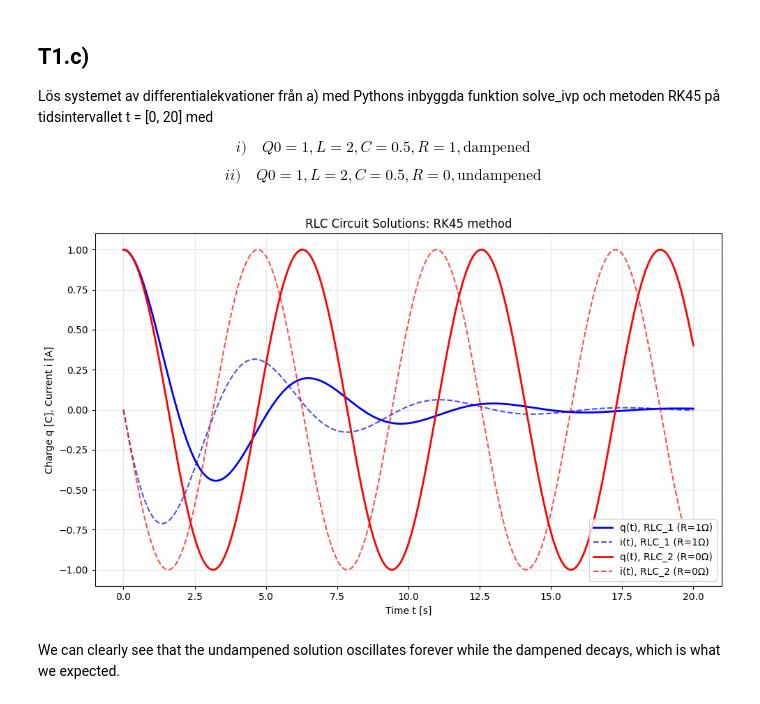
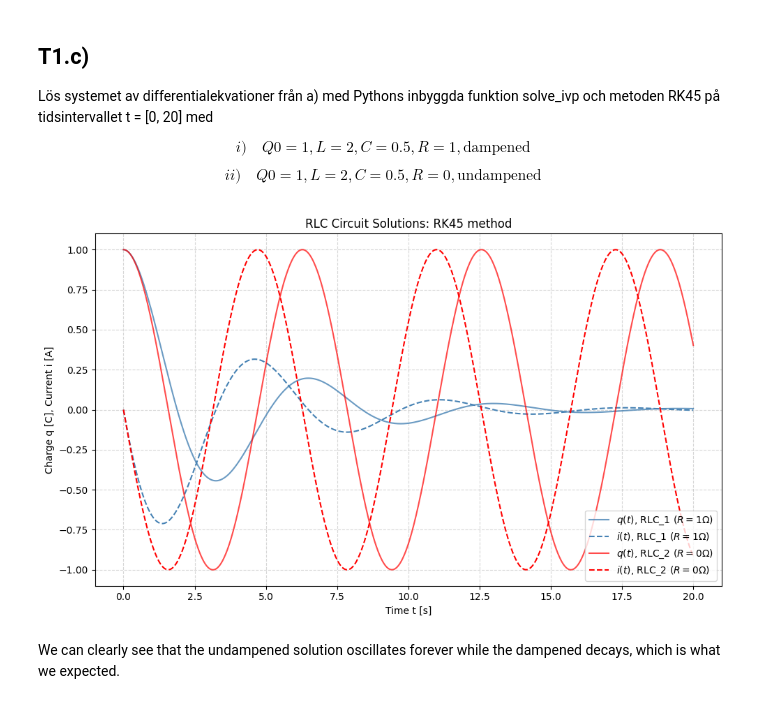
Before and after one commit to ericend/Numerical-Methods, a Jupyter notebook: LAB2/lab2.ipynb, the cells around one changed output. Drawn from its saved outputs; the diff is of its cells as text; code cells hidden in the pictures.

```diff
--- a/LAB2/lab2.ipynb
+++ b/LAB2/lab2.ipynb
@@ -245,18 +244,18 @@ for i, (h, result) in enumerate(zip(h_values, convergence_results)):
     axes[i, 0].plot(
         result.t, result.y_exact, color="green", linestyle="dashed", label="Analytical"
     )
-    axes[i, 0].set_title(f"Solution (h={h})")
-    axes[i, 0].set_xlabel("t")
-    axes[i, 0].set_ylabel("y")
-    axes[i, 0].grid(True, alpha=0.25)
+    axes[i, 0].set_title(r"Solution $(h={h})$")
+    axes[i, 0].set_xlabel(r"$t$")
+    axes[i, 0].set_ylabel(r"$y$")
+    axes[i, 0].grid(True, alpha=0.25, linestyle="dashed")
     axes[i, 0].legend()
 
     # Error plots
     axes[i, 1].plot(result.t, result.e_i, color="red", label="Error")
-    axes[i, 1].set_title(f"Pointwise Error (h={h})")
-    axes[i, 1].set_xlabel("t")
-    axes[i, 1].set_ylabel("|e|")
-    axes[i, 1].grid(True, alpha=0.25)
+    axes[i, 1].set_title(r"Pointwise Error $(h={h})$")
+    axes[i, 1].set_xlabel(r"$t$")
+    axes[i, 1].set_ylabel(r"$|e|$")
+    axes[i, 1].grid(True, alpha=0.25, linestyle="dashed")
     axes[i, 1].legend()
 
 plt.tight_layout()
@@ -406,39 +406,65 @@ sol1 = solve_ivp(
     t_span,
     [RLC_1.Q_0, 0],
     args=(RLC_1.R, RLC_1.L, RLC_1.C),
     method=METHOD,
     t_eval=np.linspace(0, 20, STEPS),
 )
 
 sol2 = solve_ivp(
     ODET1a,
     t_span,
     [RLC_2.Q_0, 0],
     args=(RLC_2.R, RLC_2.L, RLC_2.C),
     method=METHOD,
     t_eval=np.linspace(0, 20, STEPS),
 )
 
 
 plt.figure(figsize=(10, 6))
 
 # RLC_1
-plt.plot(sol1.t, sol1.y[0], "b-", label="q(t), RLC_1 (R=1Ω)", linewidth=2)
-plt.plot(sol1.t, sol1.y[1], "b--", label="i(t), RLC_1 (R=1Ω)", alpha=0.7)
+plt.plot(
+    sol1.t,
+    sol1.y[0],
+    color="steelblue",
+    label=r"$q(t)$, RLC_1 $(R=1Ω)$",
+    linewidth=1.5,
+    alpha=0.8,
+)
+plt.plot(
+    sol1.t,
+    sol1.y[1],
+    color="steelblue",
+    linestyle="dashed",
+    label=r"$i(t)$, RLC_1 $(R=1 \Omega)$",
+)
 
 # RLC_2
-plt.plot(sol2.t, sol2.y[0], "r-", label="q(t), RLC_2 (R=0Ω)", linewidth=2)
-plt.plot(sol2.t, sol2.y[1], "r--", label="i(t), RLC_2 (R=0Ω)", alpha=0.7)
+plt.plot(
+    sol2.t,
+    sol2.y[0],
+    color="red",
+    label=r"$q(t)$, RLC_2 $(R=0 \Omega)$",
+    linewidth=1.5,
+    alpha=0.7,
+)
+plt.plot(
+    sol2.t,
+    sol2.y[1],
+    color="red",
+    linestyle="dashed",
+    label=r"$i(t)$, RLC_2 ($R=0 \Omega$)",
+)
 
 plt.xlabel("Time t [s]")
 plt.ylabel("Charge q [C], Current i [A]")
 plt.title("RLC Circuit Solutions: RK45 method")
 plt.legend()
-plt.grid(True, alpha=0.3)
+plt.grid(True, alpha=0.5, linestyle="dashed")
 plt.tight_layout()
 plt.show()
 # %% [output]
-[figure, old version]
+[figure, new version]
 # %% [markdown]
 We can clearly see that the undampened solution oscillates forever while the dampened decays, which is what we expected.
 # %% [markdown]
```
Also changed, not shown: parts of 15 cells of this notebook.
